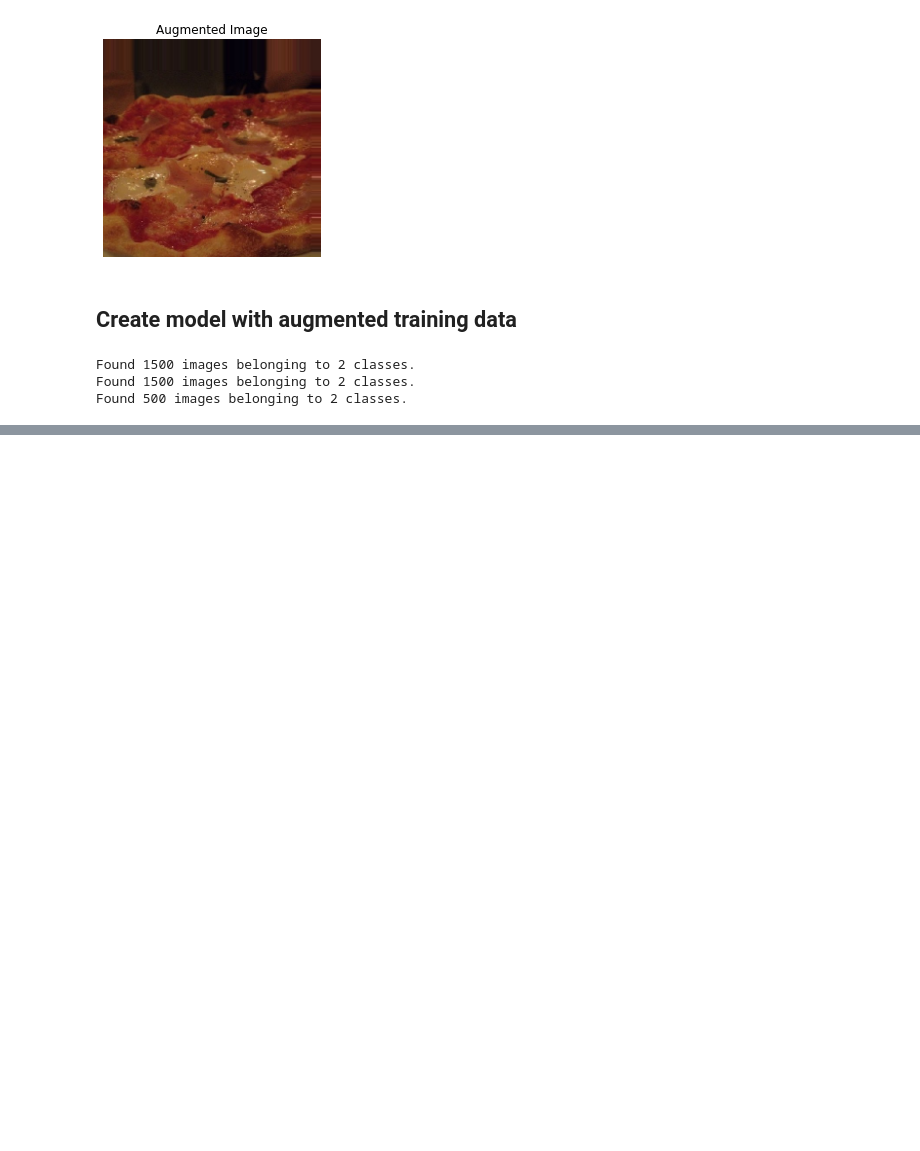
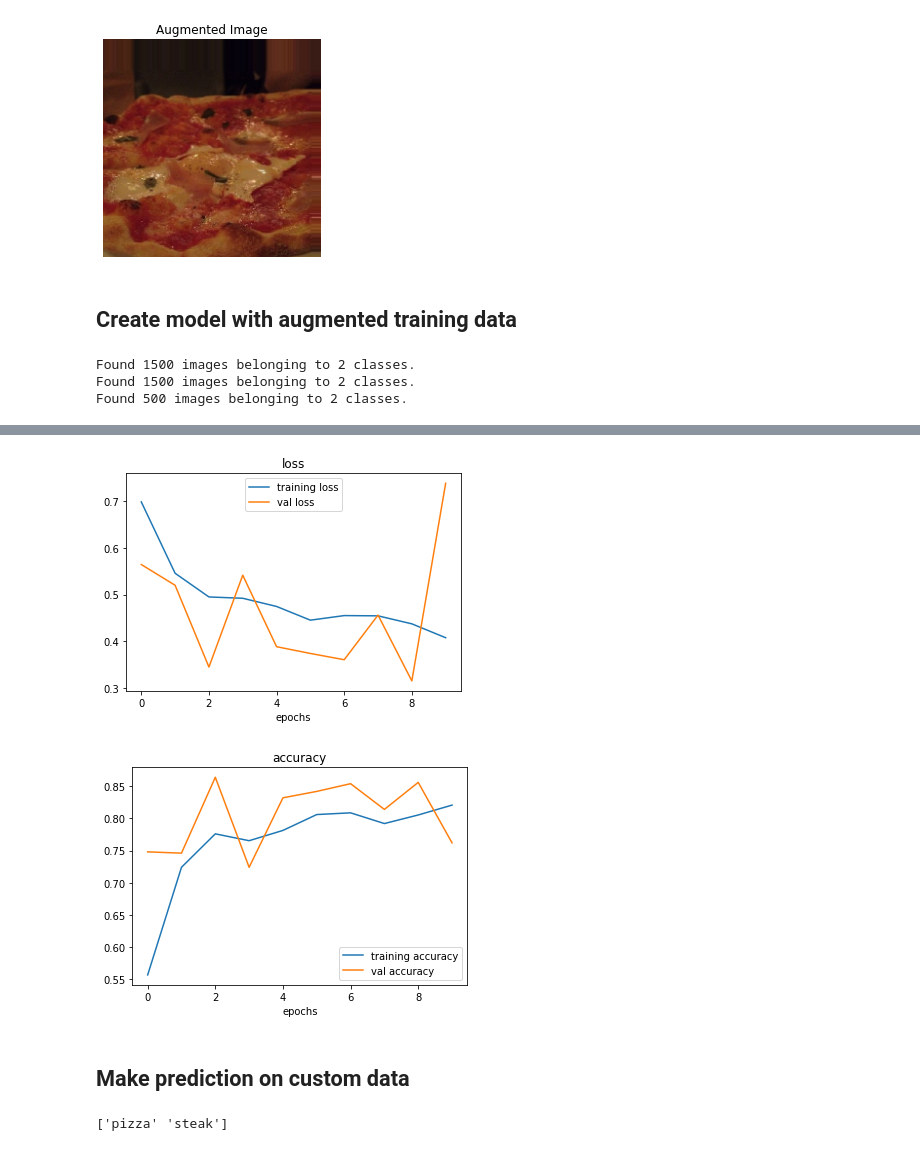
Before and after one commit to leogalbu/Colab_Notebook, a Jupyter notebook: Food_Classification.ipynb, the cells around one changed output, grey strips where cells are left out. Drawn from its saved outputs; the diff is of its cells as text; code cells hidden in the pictures; blank space fills up the shorter version.

```diff
--- a/Food_Classification.ipynb
+++ b/Food_Classification.ipynb
@@ -555,0 +584,6 @@ Epoch 5/5
+# %%
+train_data_gen_aug = ImageDataGenerator(rescale=1/255., rotation_range=40, width_shift_range=0.2, height_shift_range=0.3, fill_mode='nearest',horizontal_flip=True)
+test_data_gen = ImageDataGenerator(rescale=1/255.)
+# %%
+train_data = train_data_gen_aug.flow_from_directory(train_dir, target_size=(224,224), batch_size=32, class_mode='binary')
+test_data = test_data_gen.flow_from_directory(test_dir, target_size=(224,224), batch_size=32, class_mode='binary')
@@ -555,0 +593,4 @@ Epoch 5/5
+# %%
+model_6.compile(loss='binary_crossentropy', metrics=['accuracy'], optimizer=Adam())
+# %%
+history_6 = model_6.fit(train_data, steps_per_epoch=len(train_data), validation_data=test_data, validation_steps=len(test_data), epochs=10)
@@ -555,0 +618,11 @@ Epoch 5/5
+# %%
+plot_loss_curve(history_6)
+# %% [output]
+[figure, added]
+[figure, added]
+# %% [markdown]
+## Make prediction on custom data
+# %%
+print(class_names)
+# %% [output]
+['pizza' 'steak']
```
Also changed, not shown: parts of 19 cells of this notebook.
